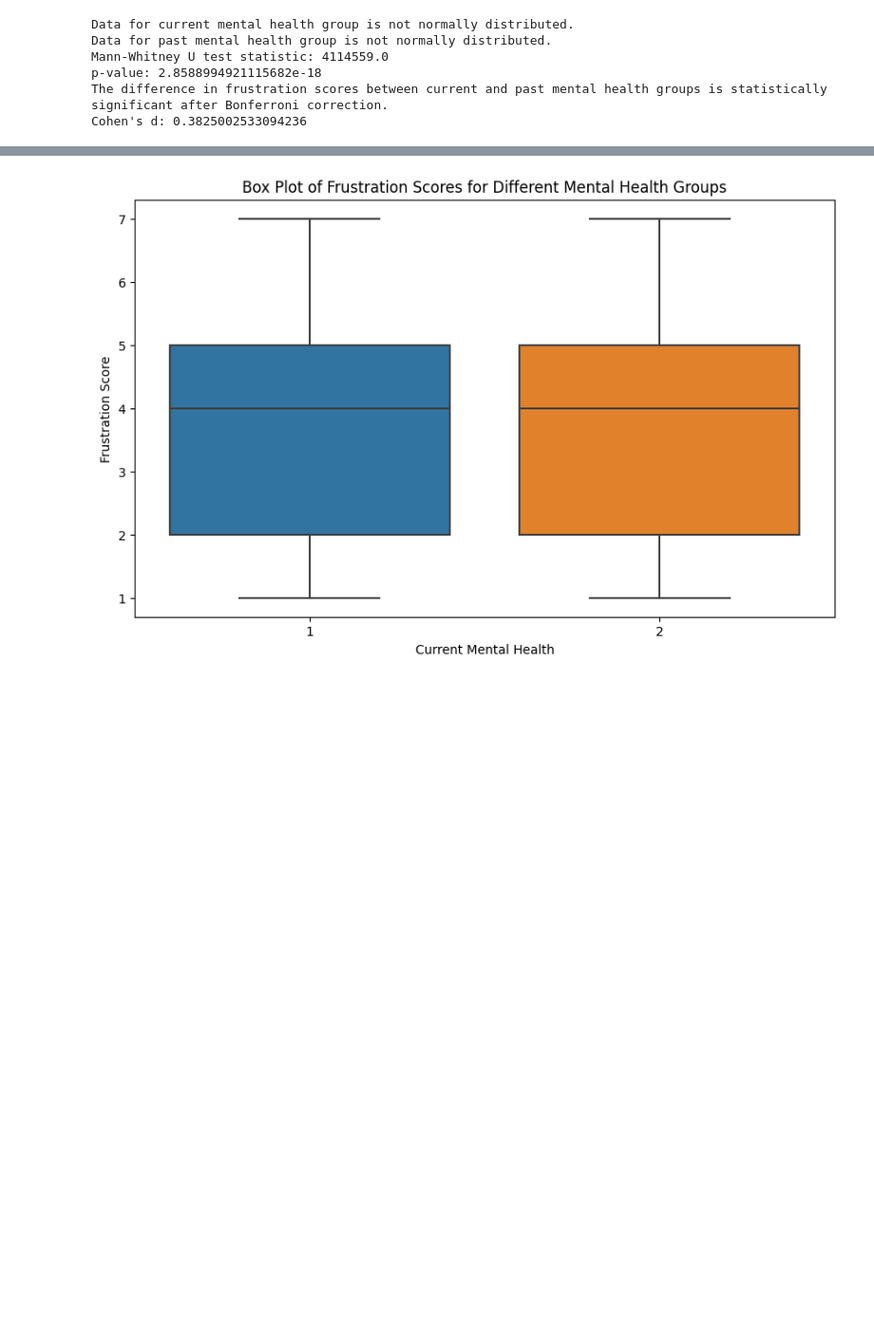
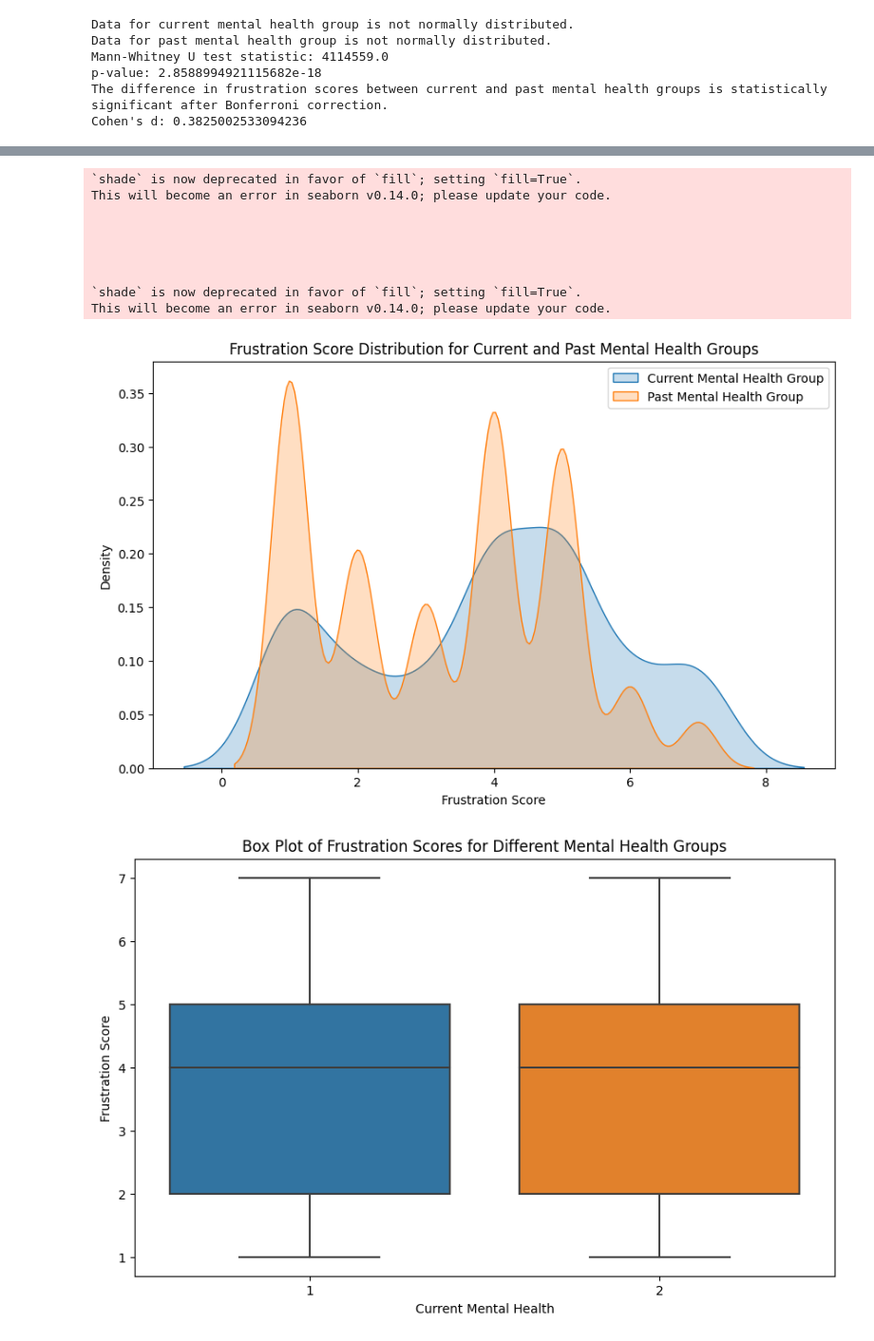
Before and after one commit to Shambhaviiiit/covid-psychological-impact-analysis, a Jupyter notebook: BRSM-Project_yatharth.ipynb, the cells around one changed output, grey strips where cells are left out. Shown at 95% size. Cells and saved outputs as stored; diff of their text form; code cells hidden in the pictures; blank space fills up the shorter version.

```diff
--- a/BRSM-Project_yatharth.ipynb
+++ b/BRSM-Project_yatharth.ipynb
@@ -1181,3 +1184,31 @@ Cohen's d: 0.3825002533094236
+# %%
+import seaborn as sns
+import matplotlib.pyplot as plt
+
+# Define data and groups
+current_mental = df_dataset[df_dataset['Current_Mental'] == 1]['Frustration']
+past_mental = df_dataset[df_dataset['Current_Mental'] == 2]['Frustration']
+
+# Create KDE plot
+plt.figure(figsize=(10, 6))
+sns.kdeplot(current_mental, shade=True, label='Current Mental Health Group')
+sns.kdeplot(past_mental, shade=True, label='Past Mental Health Group')
+plt.title('Frustration Score Distribution for Current and Past Mental Health Groups')
+plt.xlabel('Frustration Score')
+plt.ylabel('Density')
+plt.legend()
+plt.show()
+# %% [output]
+`shade` is now deprecated in favor of `fill`; setting `fill=True`.
+This will become an error in seaborn v0.14.0; please update your code.
+
+
+
+
+
+`shade` is now deprecated in favor of `fill`; setting `fill=True`.
+This will become an error in seaborn v0.14.0; please update your code.
+[figure, added]
 # %%
 # Box plot
 plt.figure(figsize=(10, 6))
```
Also changed, not shown: parts of 11 cells of this notebook.
